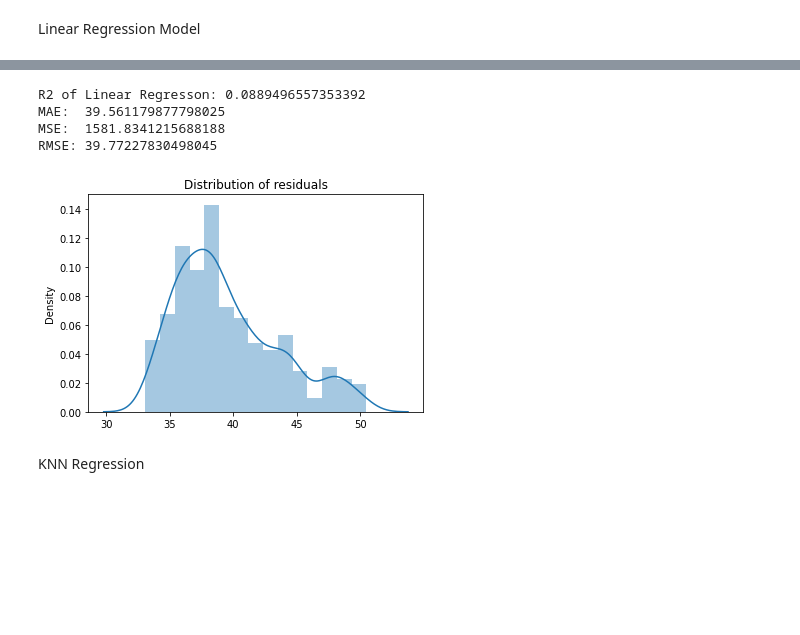
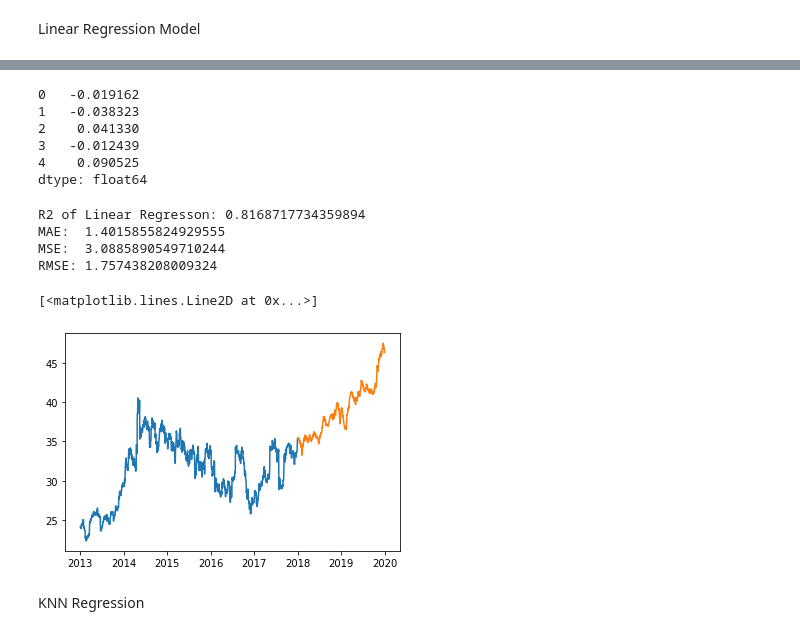
Before and after one commit to melaniaczobit/Predicting-AstraZeneca-Stock-Movement, a Jupyter notebook: AstraZeneca_Stock_Prices.ipynb, the cells around one changed output, grey strips where cells are left out. Cells and saved outputs as stored; diff of their text form; code cells hidden in the pictures; blank space fills up the shorter version.

Commit message:
linear regression completed

```diff
--- a/AstraZeneca_Stock_Prices.ipynb
+++ b/AstraZeneca_Stock_Prices.ipynb
@@ -377,0 +387,5 @@ y_pred = model.predict(X_test)
+# %%
+predictions_diff = pd.Series(y_prediction, copy=True)
+
+print('Total no of predictions: ', len(predictions_diff))
+predictions_diff.head()
@@ -378,21 +400,42 @@ y_pred = model.predict(X_test)
+# %%
+predictions_diff_cumsum = predictions_diff.cumsum()
+predictions_diff_cumsum.head()
+# %% [output]
+0   -0.019162
+1   -0.038323
+2    0.041330
+3   -0.012439
+4    0.090525
+dtype: float64
+# %%
+last_price = train['Close'].iloc[-1] # Series of base number
+price_diff_rev = []
+
+for i in predictions_diff_cumsum:
+    close_pred = last_price + i
+    price_diff_rev.append(close_pred)
+# %%
+y_pred = np.array(price_diff_rev)
 # %%
 from sklearn import metrics
 from sklearn.metrics import mean_squared_error, mean_absolute_error, mean_absolute_error, r2_score
-print ("R2 of Linear Regresson:", model.score(X_train,y_train) )
+print ("R2 of Linear Regresson:", r2_score(y_test,y_pred) )
 print('MAE: ',metrics.mean_absolute_error(y_test, y_pred))
 print('MSE: ',metrics.mean_squared_error(y_test, y_pred))
 print('RMSE:',np.sqrt(metrics.mean_squared_error(y_test, y_pred)))
 # %% [output]
-R2 of Linear Regresson: 0.0889496557353392
-MAE:  39.561179877798025
-MSE:  1581.8341215688188
-RMSE: 39.77227830498045
+R2 of Linear Regresson: 0.8168717734359894
+MAE:  1.4015855824929555
+MSE:  3.0885890549710244
+RMSE: 1.757438208009324
-# %%
-plt.figure(figsize=(6,4))
-sns.distplot(y_test - model.predict(X_test))
-plt.title('Distribution of residuals');
-# %% [output]
-[figure, removed]
+# %%
+historical = pd.Series(train['Close'],copy=True, index=train.index)
+forecast = pd.Series(y_pred, copy=True, index=test.index)
+plt.plot(historical)
+plt.plot(forecast)
+# %% [output]
+[<matplotlib.lines.Line2D at 0x...>]
+[figure, added]
 # %% [markdown]
 KNN Regression
 # %%
```
Also changed, not shown: parts of 8 cells of this notebook.
